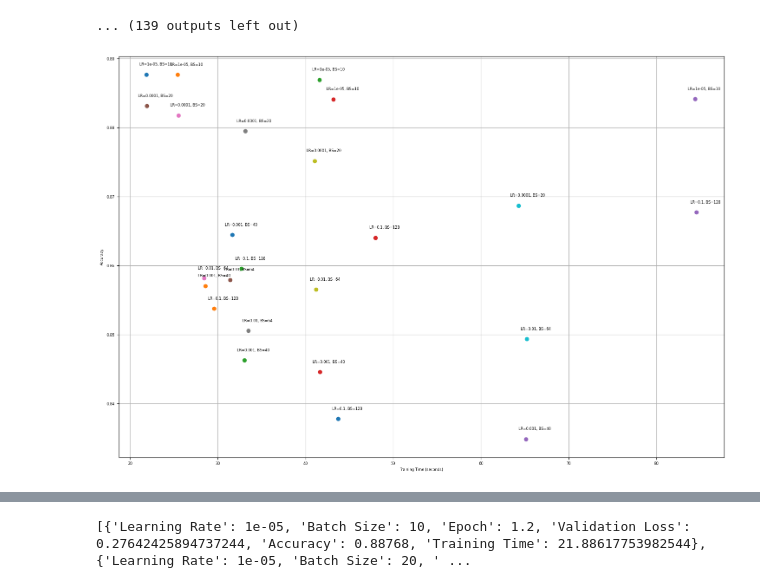
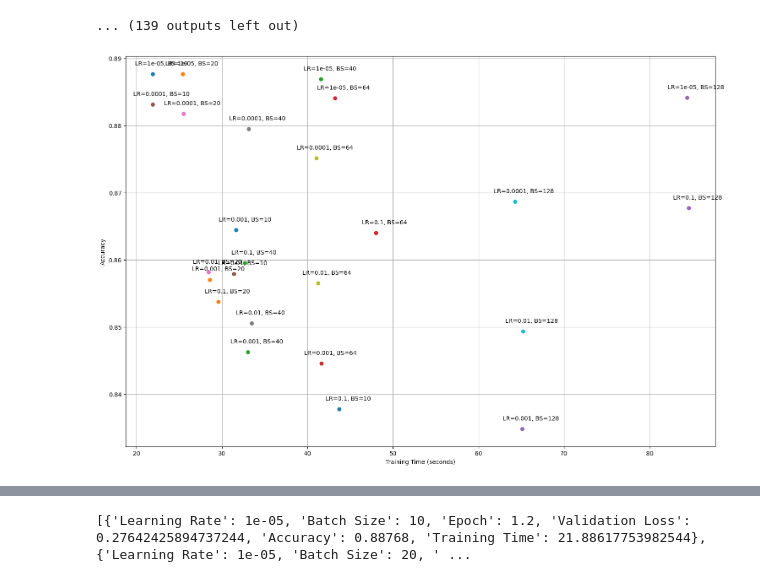
Before and after one commit to simulate111/Introduction-to-Human-Language-Technology, a Jupyter notebook: Exercise task 6: hyperparameters.ipynb, the cells around one changed output, grey strips where cells are left out. Cells and saved outputs as stored; diff of their text form; code cells hidden in the pictures.

```diff
--- a/Exercise task 6: hyperparameters.ipynb
+++ b/Exercise task 6: hyperparameters.ipynb
@@ -651,28 +651,28 @@ Checkpoint destination directory mlp_checkpoints/checkpoint-3000 already exists
 [3125/3125 00:06]
 ... (139 outputs left out)
 # %%
-#Using AI for plotting, saving data and/or reading data in the future.
 import matplotlib.pyplot as plt
-plt.rcParams.update({'font.size': 6})
+plt.rcParams.update({'font.size': 10})
 accuracies_by_lr_bs = [[] for _ in range(len(learning_rates))]
 
 for entry in results:
     lr_idx = learning_rates.index(entry["Learning Rate"])
     bs_idx = batch_sizes.index(entry["Batch Size"])
-    accuracies_by_lr_bs[lr_idx].append((entry["Training Time"], entry["Accuracy"], lr_idx, bs_idx))
+    accuracies_by_lr_bs[lr_idx].append((entry["Training Time"], entry["Accuracy"], entry["Batch Size"]))
 
 plt.figure(figsize=(18, 12))
-for lr, bs, acc_list in zip(learning_rates, batch_sizes, accuracies_by_lr_bs):
-    for training_time, acc, lr_idx, bs_idx in acc_list:
-        plt.scatter(training_time, acc, label=f'LR={lr}, BS={bs}')
-        plt.annotate(f'LR={lr}, BS={bs}', (training_time, acc), textcoords="offset points", xytext=(15, 15), ha='center')
+
+for lr, acc_list in zip(learning_rates, accuracies_by_lr_bs):
+    for training_time, acc, batch_size in acc_list:
+        plt.scatter(training_time, acc, label=f'LR={lr}, BS={batch_size}')
+        plt.annotate(f'LR={lr}, BS={batch_size}', (training_time, acc), textcoords="offset points", xytext=(15, 15), ha='center')
 
 plt.xlabel('Training Time (seconds)')
 plt.ylabel('Accuracy')
 plt.grid(True)
 plt.show()
 # %% [output]
-[figure, old version]
+[figure, new version]
 # %%
 import pickle
 
```
Also changed, not shown: parts of 2 cells of this notebook.
